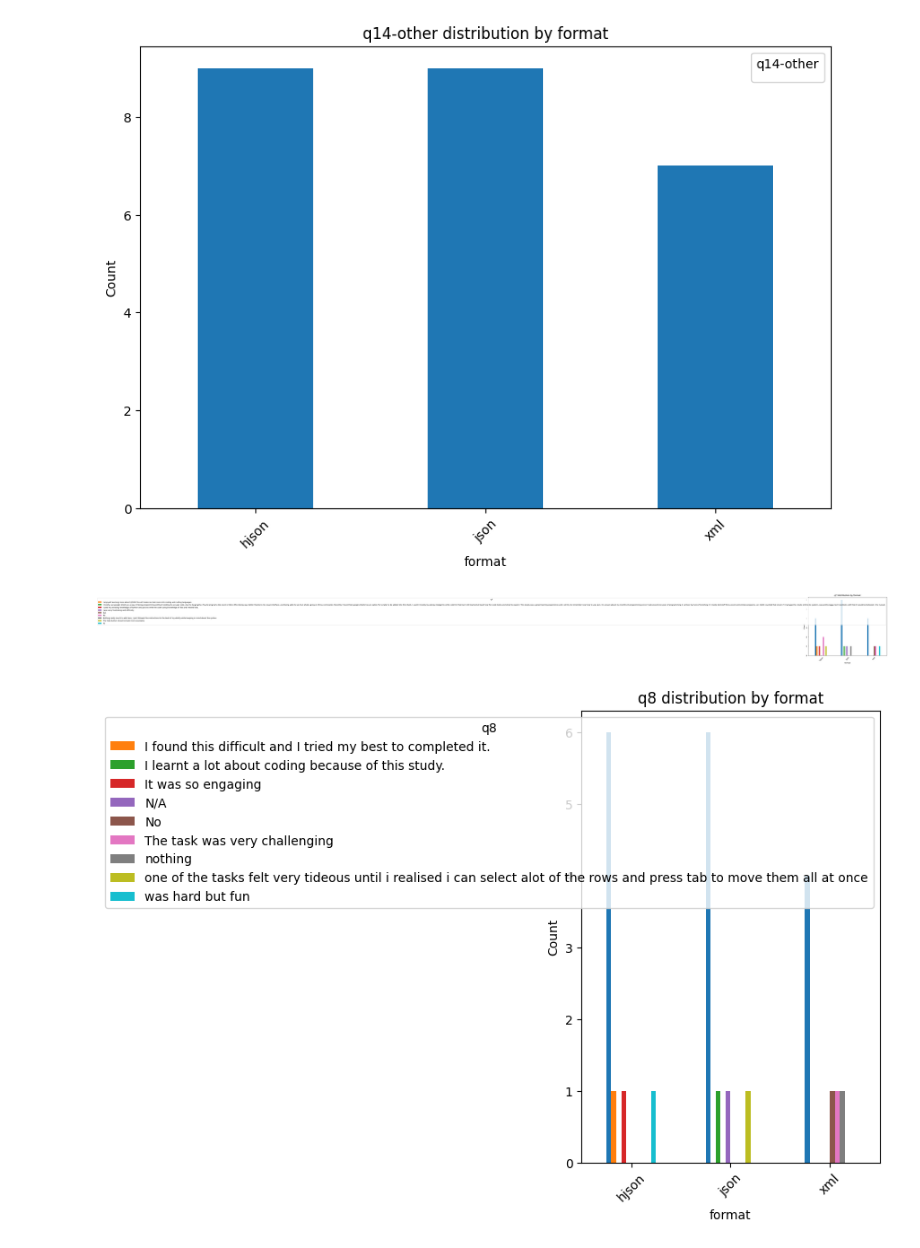
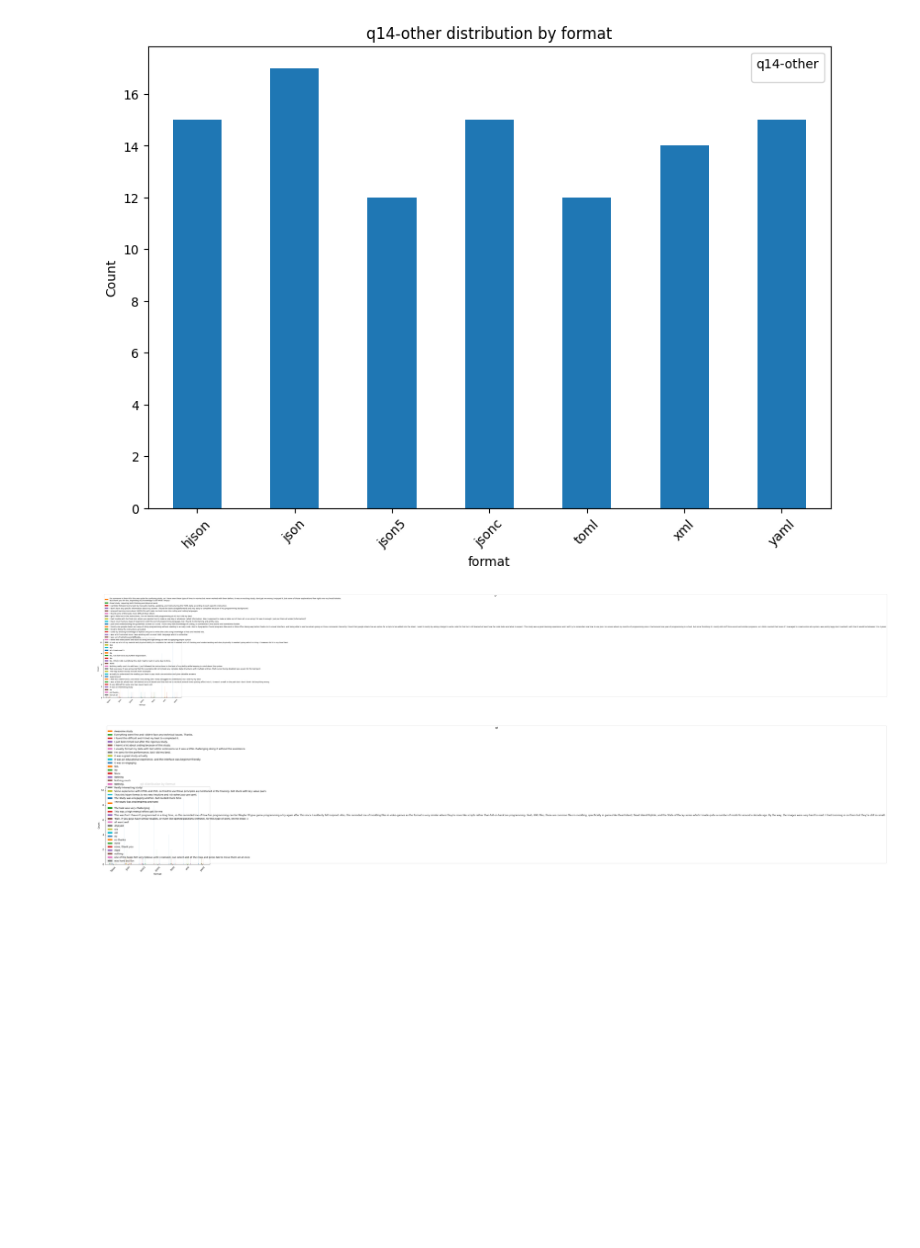
Before and after one commit to shiyihe-neko/usability_analysis, a Jupyter notebook: survey_analysis.ipynb, the cells around one changed output. Drawn from its saved outputs; the diff is of its cells as text; code cells hidden in the pictures; blank space fills up the shorter version.

```diff
--- a/survey_analysis.ipynb
+++ b/survey_analysis.ipynb
@@ -65,7 +105,7 @@ print(summary.head())
 # 4. 可视化：只看 json/xml/hjson 三种格式
 fig = plot_metrics_by_format_and_task(
     df_post,
-    format_list=['json','xml','hjson'],
+    format_list=['json', 'xml', 'hjson', 'yaml','jsonc', 'json5', 'toml'],
     metrics=['duration_sec','difficulty','confidence']
 )
 fig.show()
@@ -89,7 +162,7 @@ df_survey = extract_post_task_survey(all_data)
 # 2. 可视化并获取每个 Figure
 figs = plot_post_task_survey_by_format(
     df_survey,
-    format_list=['json','xml','hjson']
+    format_list=['json', 'xml', 'hjson', 'yaml','jsonc', 'json5', 'toml']
 )
 
 # 3. 展示
@@ -135,3 +208,3 @@ Question: q9-other
-[figure, old version]
+[figure, new version]
-[figure, old version]
+[figure, new version]
-[figure, old version]
+[figure, new version]
```
Also changed, not shown: parts of 8 cells of this notebook, 2 other files.
